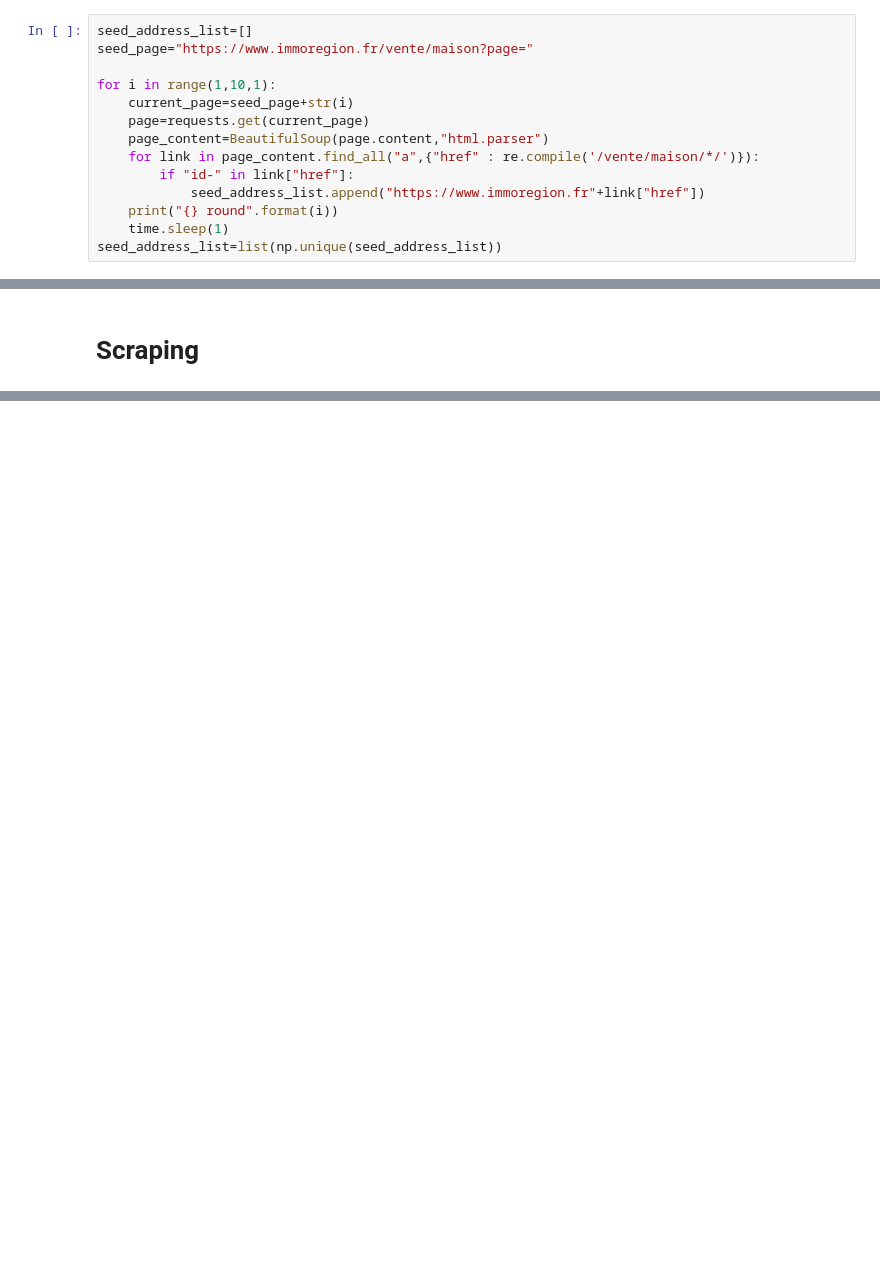
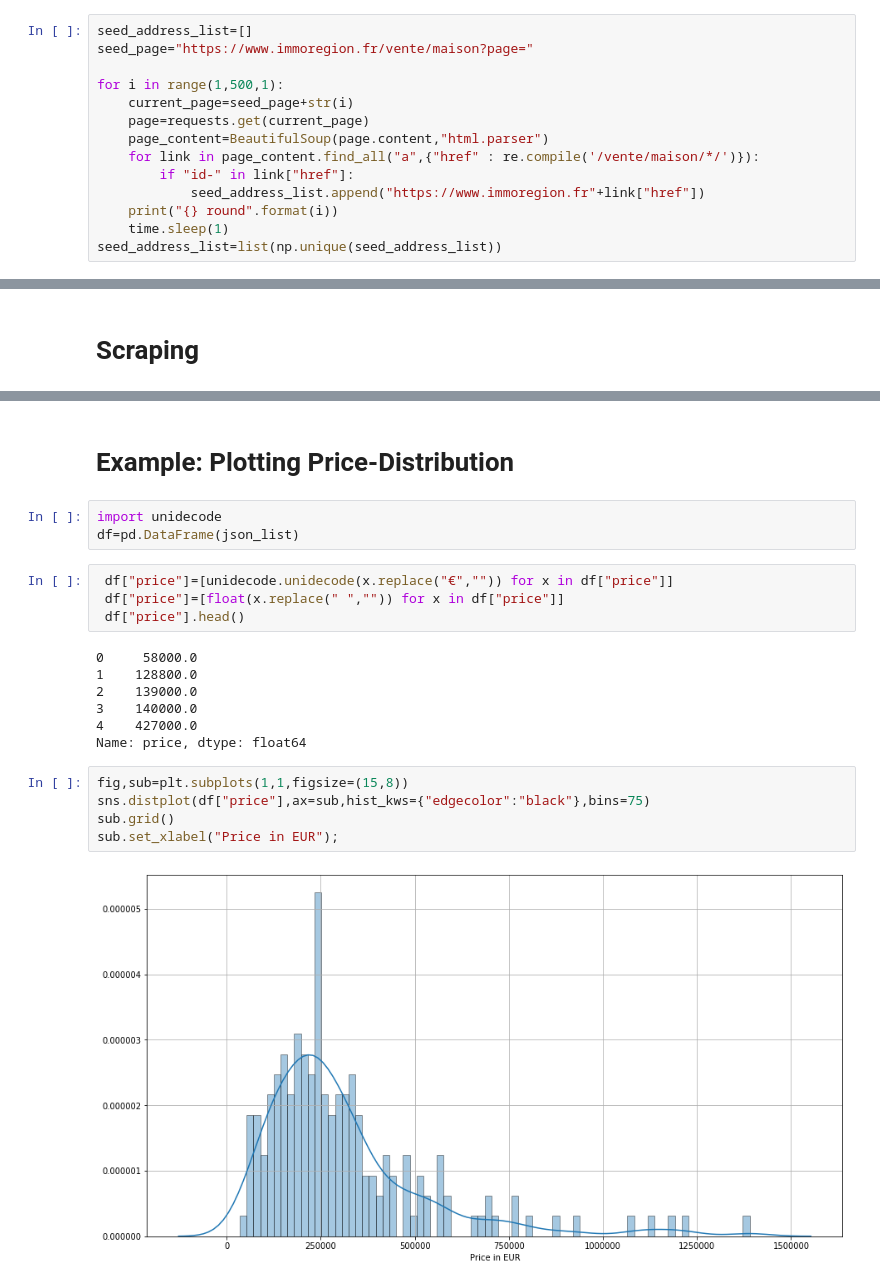
Before and after one commit to e0pir2/DataScienceProjects, a Jupyter notebook: WebScraping_Analysis/Real_Estate/WebScraper_funct_test.ipynb, the cells around one changed output, grey strips where cells are left out. Saved outputs shown, nothing was run; the diff lists cells and outputs as text; blank space fills up the shorter version.

```diff
--- a/WebScraping_Analysis/Real_Estate/WebScraper_funct_test.ipynb
+++ b/WebScraping_Analysis/Real_Estate/WebScraper_funct_test.ipynb
@@ -14,7 +14,7 @@ from tqdm import tqdm
 seed_address_list=[]
 seed_page="https://www.immoregion.fr/vente/maison?page="
 
-for i in range(1,10,1):
+for i in range(1,500,1):
     current_page=seed_page+str(i)
     page=requests.get(current_page)
     page_content=BeautifulSoup(page.content,"html.parser")
@@ -172,0 +163,23 @@ for link in tqdm(seed_address_list):
+# %% [markdown]
+# Example: Plotting Price-Distribution
+# %%
+import unidecode
+df=pd.DataFrame(json_list)
+# %%
+ df["price"]=[unidecode.unidecode(x.replace("€","")) for x in df["price"]]
+ df["price"]=[float(x.replace(" ","")) for x in df["price"]]
+ df["price"].head()
+# %% [output]
+0     58000.0
+1    128800.0
+2    139000.0
+3    140000.0
+4    427000.0
+Name: price, dtype: float64
+# %%
+fig,sub=plt.subplots(1,1,figsize=(15,8))
+sns.distplot(df["price"],ax=sub,hist_kws={"edgecolor":"black"},bins=75)
+sub.grid()
+sub.set_xlabel("Price in EUR");
+# %% [output]
+[figure, added]
```
Also changed, not shown: parts of 3 cells of this notebook.
